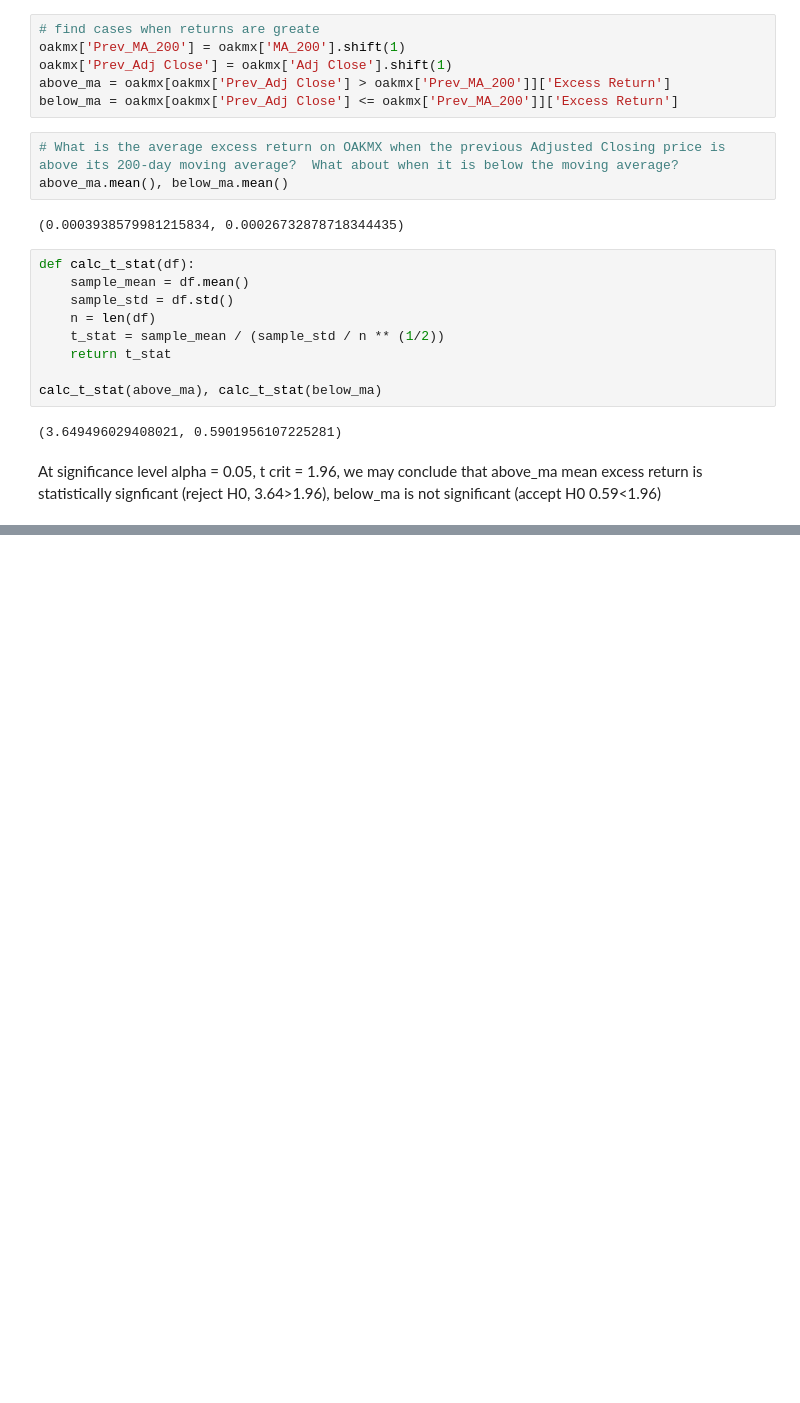
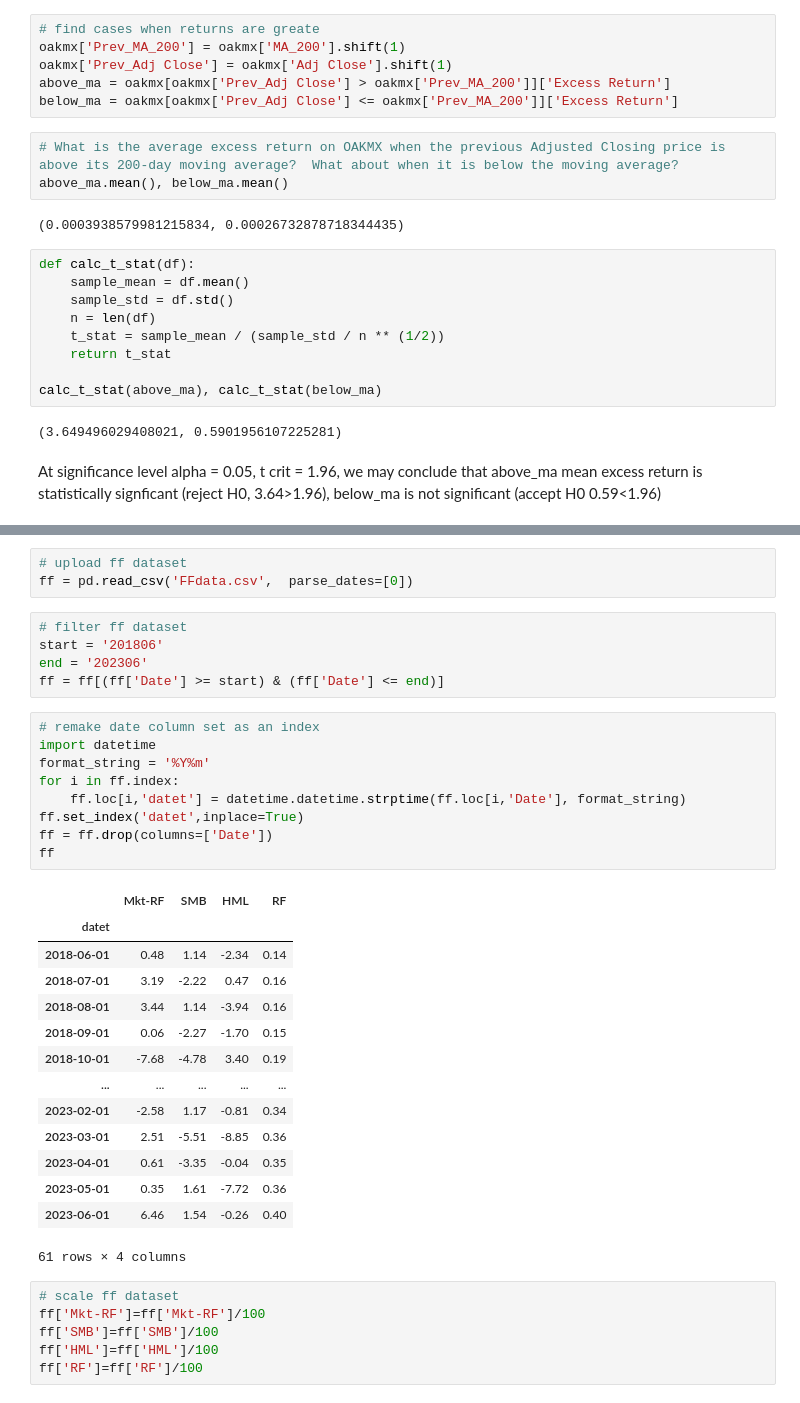
Before and after one commit to morozkovda/Quant_Investing, a Jupyter notebook: hw2/hw2.ipynb, the cells around one changed output, grey strips where cells are left out. Drawn from its saved outputs; the diff is of its cells as text; blank space fills up the shorter version.

```diff
--- a/hw2/hw2.ipynb
+++ b/hw2/hw2.ipynb
@@ -299,0 +341,38 @@ At significance level alpha = 0.05, t crit = 1.96, we may conclude that above_ma
+# %%
+# upload ff dataset
+ff = pd.read_csv('FFdata.csv',  parse_dates=[0])
+# %%
+# filter ff dataset
+start = '201806'
+end = '202306'
+ff = ff[(ff['Date'] >= start) & (ff['Date'] <= end)]
+# %%
+# remake date column set as an index
+import datetime
+format_string = '%Y%m'
+for i in ff.index:
+    ff.loc[i,'datet'] = datetime.datetime.strptime(ff.loc[i,'Date'], format_string)
+ff.set_index('datet',inplace=True)
+ff = ff.drop(columns=['Date'])
+ff
+# %% [output]
+|  | Mkt-RF | SMB | HML | RF |
+| datet |  |  |  |  |
+| 2018-06-01 | 0.48 | 1.14 | -2.34 | 0.14 |
+| 2018-07-01 | 3.19 | -2.22 | 0.47 | 0.16 |
+| 2018-08-01 | 3.44 | 1.14 | -3.94 | 0.16 |
+| 2018-09-01 | 0.06 | -2.27 | -1.70 | 0.15 |
+| 2018-10-01 | -7.68 | -4.78 | 3.40 | 0.19 |
+| ... | ... | ... | ... | ... |
+| 2023-02-01 | -2.58 | 1.17 | -0.81 | 0.34 |
+| 2023-03-01 | 2.51 | -5.51 | -8.85 | 0.36 |
+| 2023-04-01 | 0.61 | -3.35 | -0.04 | 0.35 |
+| 2023-05-01 | 0.35 | 1.61 | -7.72 | 0.36 |
+| 2023-06-01 | 6.46 | 1.54 | -0.26 | 0.40 |
+61 rows × 4 columns
+# %%
+# scale ff dataset
+ff['Mkt-RF']=ff['Mkt-RF']/100
+ff['SMB']=ff['SMB']/100
+ff['HML']=ff['HML']/100
+ff['RF']=ff['RF']/100
```
Also changed, not shown: parts of 29 cells of this notebook, 2 other files.
